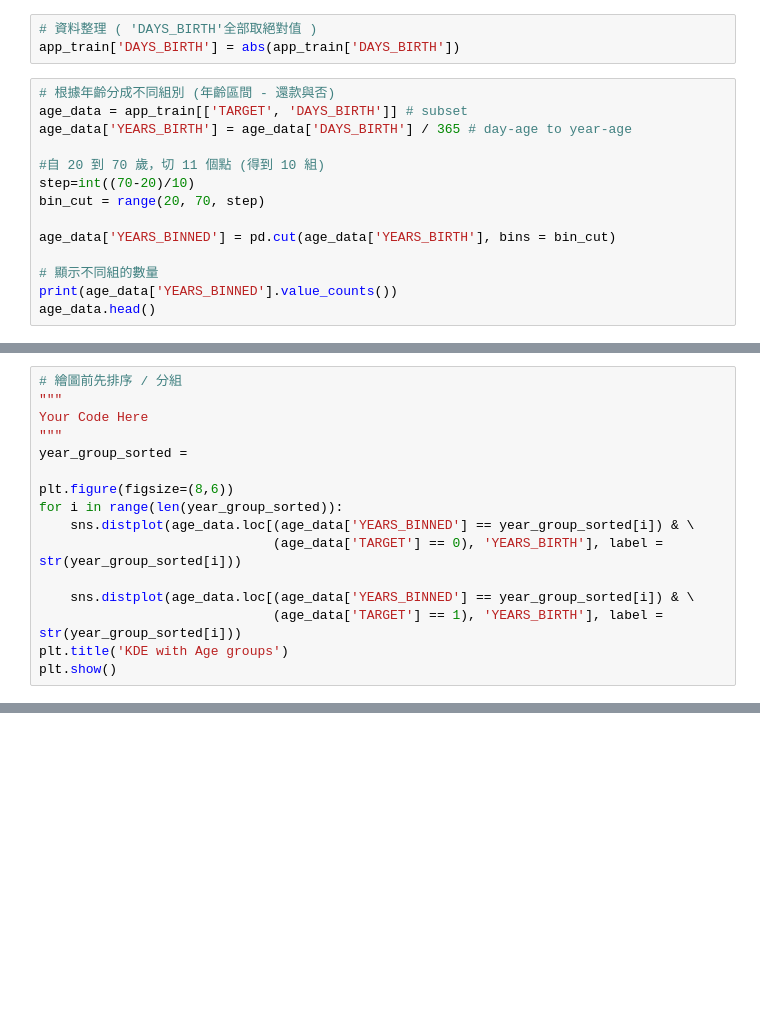
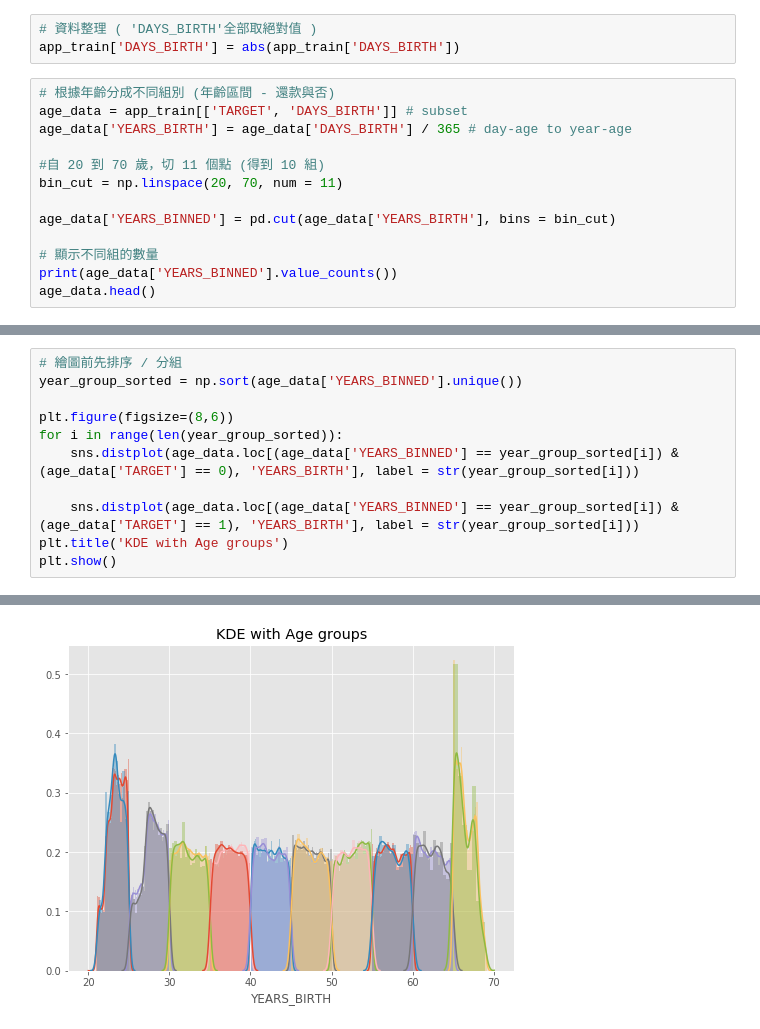
Before and after one commit to huayang3/ML100DAYS, a Jupyter notebook: homework/Day_016_HW.ipynb, the cells around one changed output, grey strips where cells are left out. Drawn from its saved outputs; the diff is of its cells as text; blank space fills up the shorter version.

```diff
--- a/homework/Day_016_HW.ipynb
+++ b/homework/Day_016_HW.ipynb
@@ -52,8 +52,7 @@ age_data = app_train[['TARGET', 'DAYS_BIRTH']] # subset
 age_data['YEARS_BIRTH'] = age_data['DAYS_BIRTH'] / 365 # day-age to year-age
 
 #自 20 到 70 歲，切 11 個點 (得到 10 組)
-step=int((70-20)/10)
-bin_cut = range(20, 70, step)
+bin_cut = np.linspace(20, 70, num = 11)
 
 age_data['YEARS_BINNED'] = pd.cut(age_data['YEARS_BIRTH'], bins = bin_cut)
 
@@ -80,17 +80,12 @@ Name: YEARS_BINNED, dtype: int64
 # %%
 # 繪圖前先排序 / 分組
-"""
-Your Code Here
-"""
-year_group_sorted =
+year_group_sorted = np.sort(age_data['YEARS_BINNED'].unique())
 
 plt.figure(figsize=(8,6))
 for i in range(len(year_group_sorted)):
-    sns.distplot(age_data.loc[(age_data['YEARS_BINNED'] == year_group_sorted[i]) & \
-                              (age_data['TARGET'] == 0), 'YEARS_BIRTH'], label = str(year_group_sorted[i]))
+    sns.distplot(age_data.loc[(age_data['YEARS_BINNED'] == year_group_sorted[i]) & (age_data['TARGET'] == 0), 'YEARS_BIRTH'], label = str(year_group_sorted[i]))
 
-    sns.distplot(age_data.loc[(age_data['YEARS_BINNED'] == year_group_sorted[i]) & \
-                              (age_data['TARGET'] == 1), 'YEARS_BIRTH'], label = str(year_group_sorted[i]))
+    sns.distplot(age_data.loc[(age_data['YEARS_BINNED'] == year_group_sorted[i]) & (age_data['TARGET'] == 1), 'YEARS_BIRTH'], label = str(year_group_sorted[i]))
 plt.title('KDE with Age groups')
 plt.show()
 # %% [output]
@@ -98,3 +92,4 @@ SyntaxError: invalid syntax (<ipython-input-5-0115b3075f11>, line 5)
+[figure, added]
 # %%
 # 計算每個年齡區間的 Target、DAYS_BIRTH與 YEARS_BIRTH 的平均值
 age_groups  = age_data.groupby('YEARS_BINNED').mean()
```
Also changed, not shown: parts of 4 cells of this notebook.
